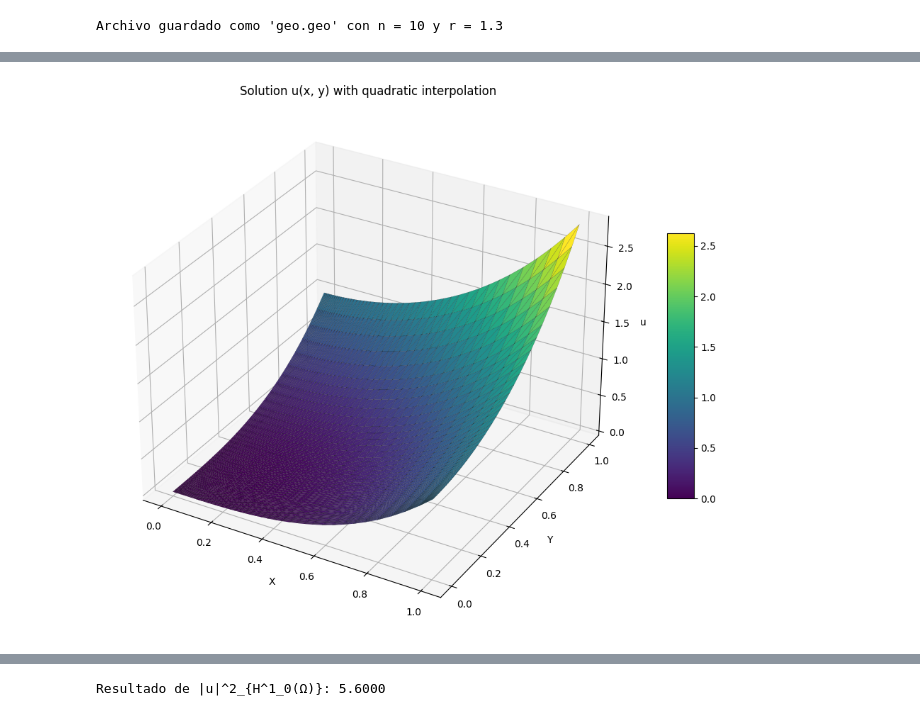
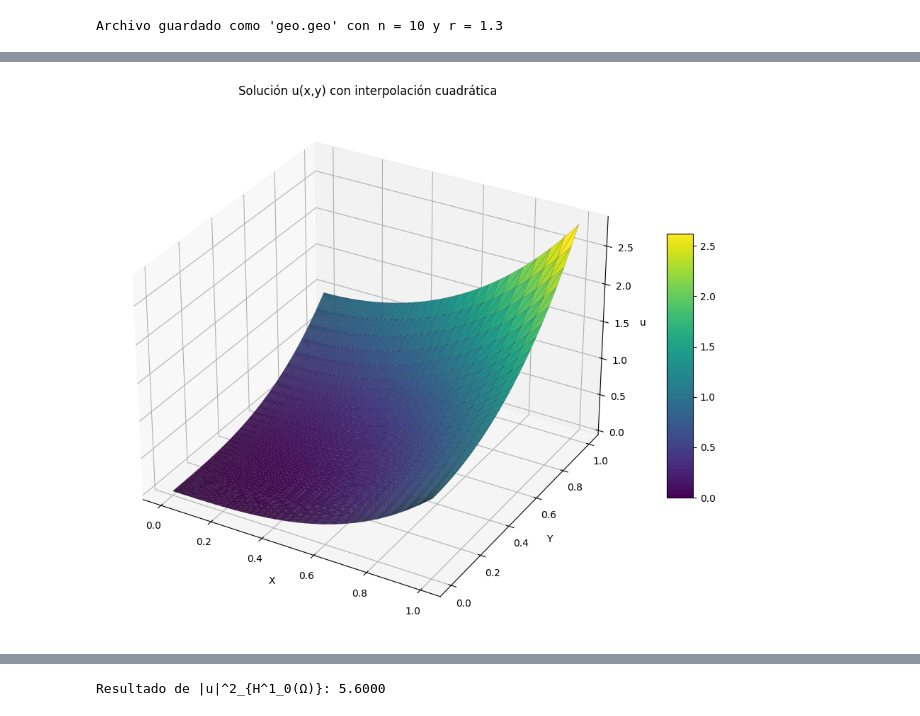
Before and after one commit to LukasWolff2002/TAREA_4_FINITE, a Jupyter notebook: LST/codigo.ipynb, the cells around one changed output, grey strips where cells are left out. Cells and saved outputs as stored; diff of their text form; code cells hidden in the pictures.

```diff
--- a/LST/codigo.ipynb
+++ b/LST/codigo.ipynb
@@ -186,6 +186,11 @@ alpha = 3
 for node in nodes:
     node.solve_u(alpha)
 # %%
+from mpl_toolkits.mplot3d import Axes3D
+import matplotlib.pyplot as plt
+import numpy as np
+from matplotlib.tri import Triangulation
+
 from mpl_toolkits.mplot3d import Axes3D
 import matplotlib.pyplot as plt
 import numpy as np
@@ -196,23 +201,22 @@ def plot_u_surface_quadratic_elements(nodes, elements, use_attr="u_fem", n_sub=5
     Grafica u(x,y) como superficie suave evaluando por elemento LST con funciones cuadráticas.
     Cada triángulo se subdivide en sub-triángulos interpolados con 6 nodos.
     """
+
     def shape_functions_LST(xi, eta):
-        """Funciones de forma cuadráticas en coordenadas de área (LST)"""
         L1 = 1 - xi - eta
         L2 = xi
         L3 = eta
         return np.array([
-            L1 * (2 * L1 - 1),
-            L2 * (2 * L2 - 1),
-            L3 * (2 * L3 - 1),
-            4 * L1 * L2,
-            4 * L2 * L3,
-            4 * L3 * L1
+            L1 * (2 * L1 - 1),      # N1
+            L2 * (2 * L2 - 1),      # N2
+            L3 * (2 * L3 - 1),      # N3
+            4 * L1 * L2,            # N4
+            4 * L2 * L3,            # N5
+            4 * L3 * L1             # N6
         ])
 
     # Subdivisión uniforme del triángulo de referencia
-    xi_vals = []
-    eta_vals = []
+    xi_vals, eta_vals = [], []
     for i in range(n_sub + 1):
         for j in range(n_sub + 1 - i):
             xi_vals.append(i / n_sub)
@@ -241,46 +245,46 @@ def plot_u_surface_quadratic_elements(nodes, elements, use_attr="u_fem", n_sub=5
             local_X.append(xy[0])
             local_Y.append(xy[1])
             local_Z.append(u)
 
-        # Crear triangulación local
-        pts = []
+        # Generar conectividad de sub-triangulación
+        index_map = {}
+        idx = 0
         for i in range(n_sub + 1):
             for j in range(n_sub + 1 - i):
-                pts.append((i, j))
+                index_map[(i, j)] = base_idx + idx
+                idx += 1
 
-        tri = []
         for i in range(n_sub):
             for j in range(n_sub - i):
-                a = i * (n_sub + 1) - (i * (i - 1)) // 2 + j
-                b = a + 1
-                c = a + (n_sub + 1 - i)
-                tri.append([base_idx + a, base_idx + b, base_idx + c])
+                a = index_map[(i, j)]
+                b = index_map[(i + 1, j)]
+                c = index_map[(i, j + 1)]
+                tri_all.append([a, b, c])
                 if j < n_sub - i - 1:
-                    d = c + 1
-                    tri.append([base_idx + b, base_idx + d, base_idx + c])
+                    d = index_map[(i + 1, j + 1)]
+                    tri_all.append([b, d, c])
 
         X_all.extend(local_X)
         Y_all.extend(local_Y)
         Z_all.extend(local_Z)
-        tri_all.extend(tri)
         base_idx += len(local_X)
 
     triang = Triangulation(X_all, Y_all, tri_all)
     surf = ax.plot_trisurf(triang, Z_all, cmap='viridis', edgecolor='k', linewidth=0.1)
 
     ax.set_xlabel("X")
     ax.set_ylabel("Y")
     ax.set_zlabel(use_attr)
-    ax.set_title(f"Solution {use_attr}(x, y) with quadratic interpolation")
+    ax.set_title(f"Solución {use_attr}(x,y) con interpolación cuadrática")
 
     fig.colorbar(surf, ax=ax, shrink=0.5, aspect=10)
     plt.tight_layout()
     plt.savefig(f"LST_{use_attr}_sol_surface_plot.png", dpi=300)
     plt.show()
 
 plot_u_surface_quadratic_elements(nodes, elements, use_attr="u")
 # %% [output]
-[figure, old version]
+[figure, new version]
 # %%
 #Bien, ahora es nesesario ensamblar la stifnes matrix de cada elemento CST
 from solve import Solve
```
Also changed, not shown: parts of 5 cells of this notebook, 23 other files.
